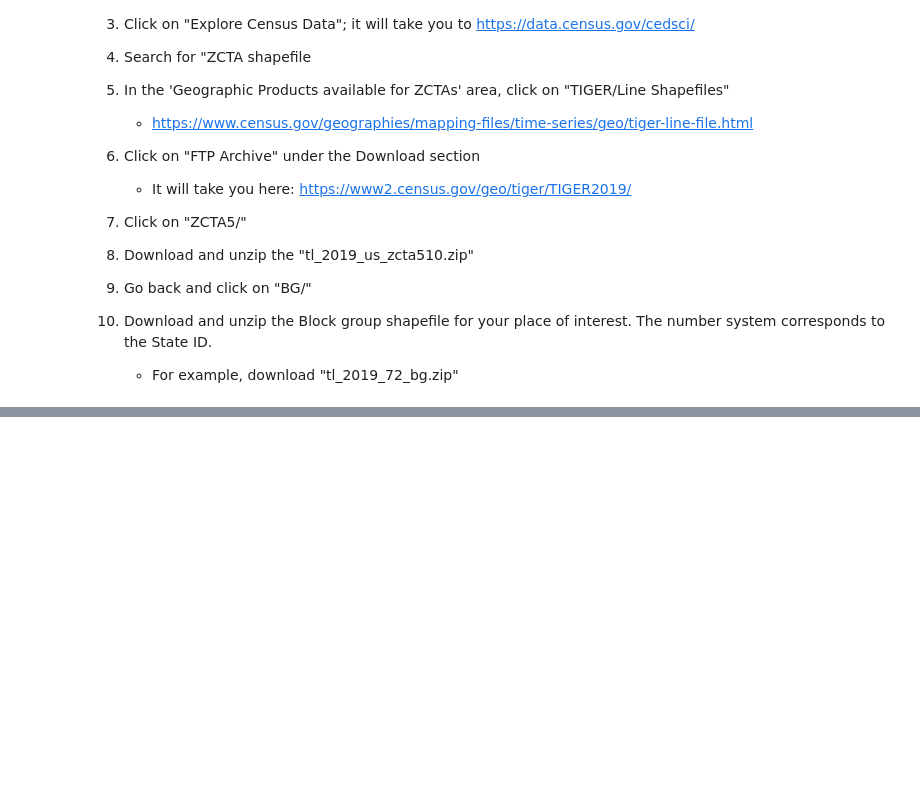
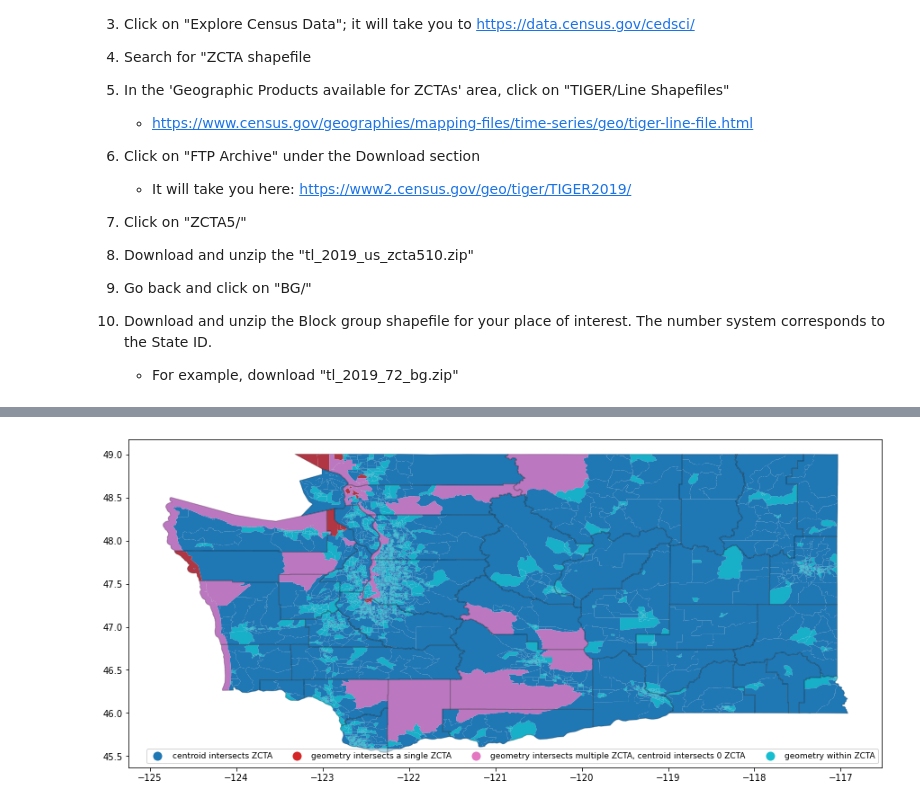
Before and after one commit to jphuong/spatial_crossmap, a Jupyter notebook: cbg_zcta_joins.ipynb, the cells around one changed output, grey strips where cells are left out. Saved outputs shown, nothing was run; the diff lists cells and outputs as text; code cells hidden in the pictures; blank space fills up the shorter version.

```diff
--- a/cbg_zcta_joins.ipynb
+++ b/cbg_zcta_joins.ipynb
@@ -102,4 +34,0 @@ bg_within.loc[bg_within.GEOID.isin(bg_within.groupby('GEOID')['ZCTA5CE10'].count
-# %%
-# identify bg that fit within ZCTA or have boundary intersections
-bg_intersects = gpd.sjoin(bg60, zcta.loc[:,['GEOID10','ZCTA5CE10','geometry']], how='inner', op='intersects')
-bg_intersects.shape
@@ -398,0 +190,17 @@ bg_mapped.drop(['geometry','centroid'], axis=1).to_csv('Census_bg_zcta_53.csv',
+# %%
+def renderMap(gdf, outfilepath, scale_variable, plot_variable):
+
+    "examine all census block group plots"
+    # create directory if not exist
+    if not os.path.exists(os.path.abspath(os.path.dirname(outfilepath))):
+        os.mkdir(os.path.abspath(os.path.dirname(outfilepath)))
+
+    # add county reference boundaries
+    ax=gdf.dissolve(by='COUNTYFP').reset_index()\
+        .plot(color=None, ec='black', figsize=(15,15), zorder=10, alpha=0.2)
+
+    # plot the overlays
+    gdf.plot('overlay', ec=None, alpha=1, zorder=1, legend=True, ax=ax,
+             legend_kwds={'loc': 'lower right', 'ncol':4, 'fontsize':9})
+
+    plt.savefig(outfilepath, dpi=300)
@@ -398,0 +209,16 @@ bg_mapped.drop(['geometry','centroid'], axis=1).to_csv('Census_bg_zcta_53.csv',
+# %%
+WA_cbg = getCensusDataSets(fname='tl_2019_{0}_bg'.format('53'), # default example, Washington state
+                           dest_folder=os.path.join(os.getcwd(), 'Census_2010_bg_files'))
+
+#Washington
+bg = gpd.read_file(WA_cbg)
+
+WA_bg_mapped = crossmap_BG_to_ZCTA(poly_bg = bg,
+                                   poly_zcta = zcta.loc[:,['GEOID10','ZCTA5CE10','geometry']],
+                                   outshapefilepath=os.path.join(os.getcwd(),'cbg_zcta_crossmap',
+                                                                 'tl_2019_{0}_bg'.format('53'),
+                                                                 'tl_2019_{0}_bg.shp'.format('53')),
+                                   uid=['GEOID'],
+                                   zip_code_fieldname=['ZCTA5CE10'])
+
+WA_bg_mapped.head()
@@ -398,0 +241,9 @@ bg_mapped.drop(['geometry','centroid'], axis=1).to_csv('Census_bg_zcta_53.csv',
+# %%
+renderMap(gdf=WA_bg_mapped,
+          outfilepath=os.path.join(os.getcwd(),'cbg_zcta_crossmap',
+                                   'tl_2019_{0}_bg'.format('53'),
+                                   'tl_2019_{0}_bg.png'.format('53')),
+          scale_variable='ZCTA5CE10',
+          plot_variable='overlay')
+# %% [output]
+[figure, added]
```
Also changed, not shown: parts of 45 cells of this notebook, 56 other files.
